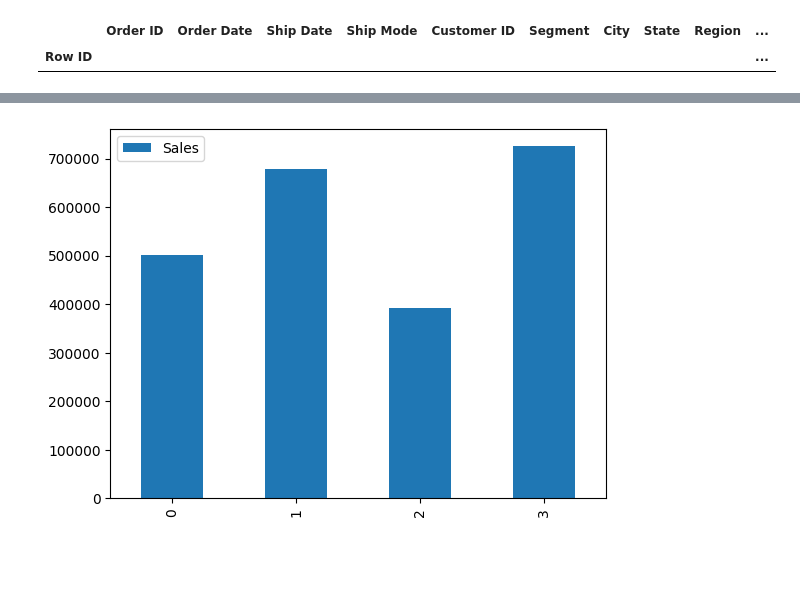
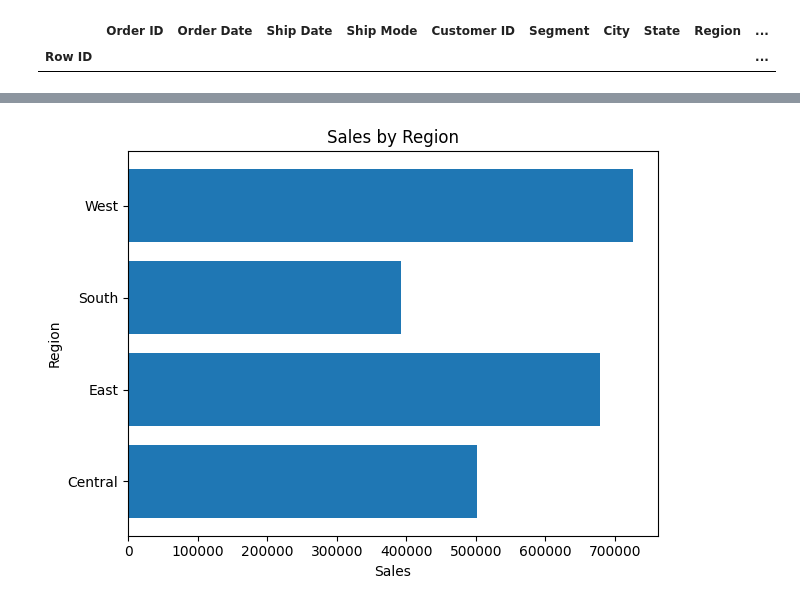
Before and after one commit to MaharLeika18/DataViz_Activities, a Jupyter notebook: DV_Act4_V1.ipynb, the cells around one changed output, grey strips where cells are left out. Cells and saved outputs as stored; diff of their text form; code cells hidden in the pictures; blank space fills up the shorter version.

Commit message:
Finished both charts

```diff
--- a/DV_Act4_V1.ipynb
+++ b/DV_Act4_V1.ipynb
@@ -145,9 +148,14 @@ display(avg_profit_by_product)
 1850 rows × 2 columns
 # %%
 # Create bar chart - Sales by Region
-sales_by_region.plot(kind='bar', legend=True)
+plt.figure()
+plt.barh(sales_by_region['Region'], sales_by_region['Sales'])
+plt.xlabel('Sales')
+plt.ylabel('Region')
+plt.title('Sales by Region')
+plt.tight_layout()
 plt.show()
 # %% [output]
-[figure, old version]
+[figure, new version]
 # %%
 # Create line chart - Monthly Sales
```
Also changed, not shown: parts of 2 cells of this notebook.
